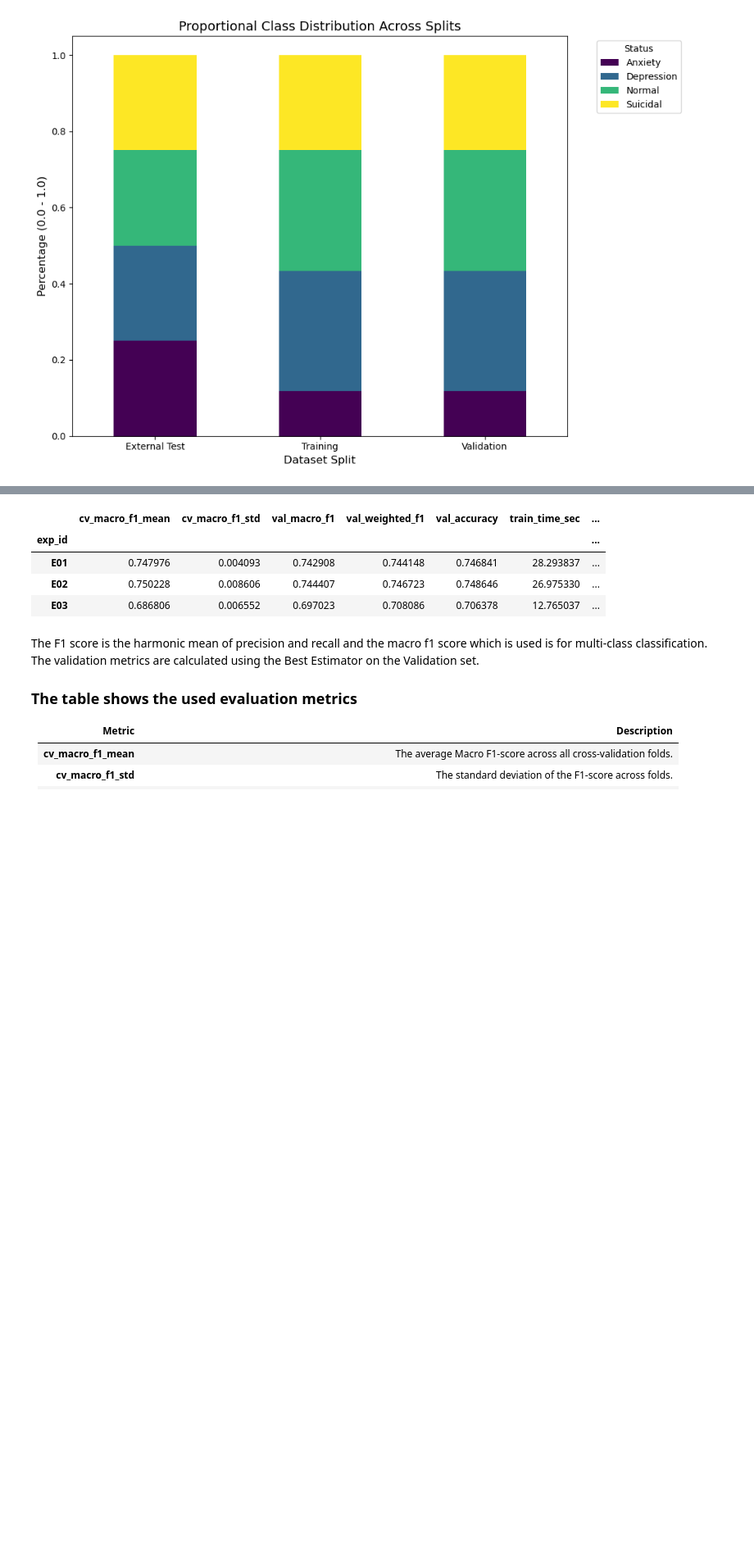
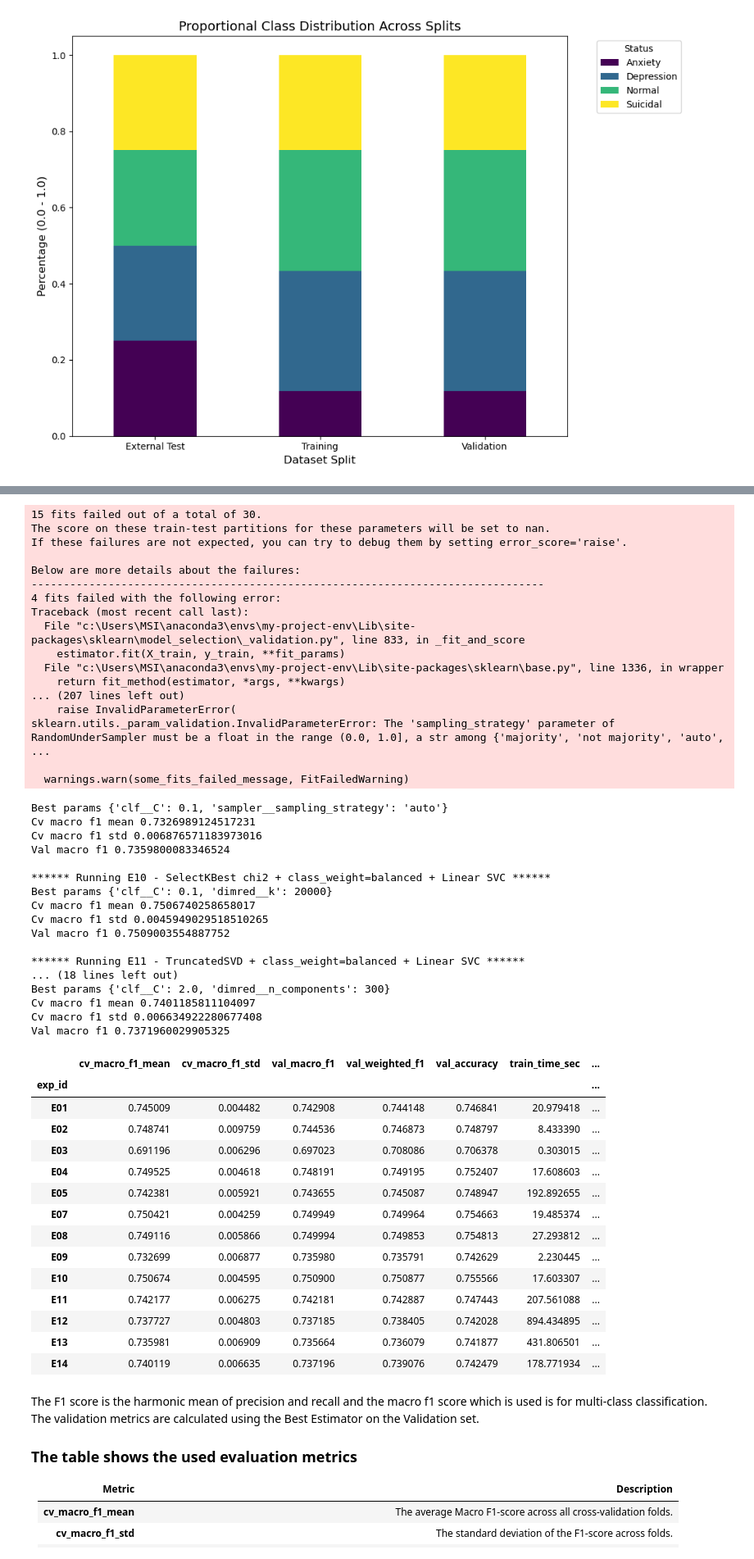
Before and after one commit to MimDel/mental-health-classification, a Jupyter notebook: mental_health_analysis.ipynb, the cells around one changed output, grey strips where cells are left out. Shown at 82% size. Drawn from its saved outputs; the diff is of its cells as text; code cells hidden in the pictures; blank space fills up the shorter version.

```diff
--- a/mental_health_analysis.ipynb
+++ b/mental_health_analysis.ipynb
@@ -221,6 +222,13 @@ def make_tfidf():
 def build_pipeline(dimred, sampler, clf):
     return ImbPipeline(steps=[
         ("tfidf", make_tfidf()),
+        ("dimred", dimred if dimred is not None else "passthrough"),
+        ("sampler", sampler if sampler is not None else "passthrough"),
+        ("clf", clf),
+    ])
+
+def build_pipeline_vec(dimred, sampler, clf):
+    return ImbPipeline(steps=[
         ("dimred", dimred if dimred is not None else "passthrough"),
         ("sampler", sampler if sampler is not None else "passthrough"),
         ("clf", clf),
@@ -276,5 +284,10 @@ X_train, X_val, y_train, y_val = train_test_split(
     stratify=y_enc,
     random_state=42
 )
+
+tfidf_global = make_tfidf()
+X_train_vec = tfidf_global.fit_transform(X_train)
+X_val_vec = tfidf_global.transform(X_val)
+print(f"TF-IDF vectorized: {X_train_vec.shape[0]} train, {X_val_vec.shape[0]} val, {X_train_vec.shape[1]} features")
 # %% [output]
 Classes: ['Anxiety', 'Depression', 'Normal', 'Suicidal']
@@ -441,11 +577,12 @@ for exp in experiments:
         exp_id,
         exp.pipe,
         exp.grid,
-        X_train,
+        X_train_vec,
         y_train,
-        X_val,
+        X_val_vec,
         y_val,
-        le
+        le,
+        n_jobs=exp.n_jobs
     )
     fitted[exp_id] = best_estimator
     results.append(row)
@@ -490,8 +627,52 @@ Val macro f1 0.6970232321666066
+15 fits failed out of a total of 30.
+The score on these train-test partitions for these parameters will be set to nan.
+If these failures are not expected, you can try to debug them by setting error_score='raise'.
+
+Below are more details about the failures:
+--------------------------------------------------------------------------------
+4 fits failed with the following error:
+Traceback (most recent call last):
+  File "c:\Users\MSI\anaconda3\envs\my-project-env\Lib\site-packages\sklearn\model_selection\_validation.py", line 833, in _fit_and_score
+    estimator.fit(X_train, y_train, **fit_params)
+  File "c:\Users\MSI\anaconda3\envs\my-project-env\Lib\site-packages\sklearn\base.py", line 1336, in wrapper
+    return fit_method(estimator, *args, **kwargs)
+... (207 lines left out)
+    raise InvalidParameterError(
+sklearn.utils._param_validation.InvalidParameterError: The 'sampling_strategy' parameter of RandomUnderSampler must be a float in the range (0.0, 1.0], a str among {'majority', 'not majority', 'auto', ...
+
+  warnings.warn(some_fits_failed_message, FitFailedWarning)
+Best params {'clf__C': 0.1, 'sampler__sampling_strategy': 'auto'}
+Cv macro f1 mean 0.7326989124517231
+Cv macro f1 std 0.006876571183973016
+Val macro f1 0.7359800083346524
+
+****** Running E10 - SelectKBest chi2 + class_weight=balanced + Linear SVC ******
+Best params {'clf__C': 0.1, 'dimred__k': 20000}
+Cv macro f1 mean 0.7506740258658017
+Cv macro f1 std 0.0045949029518510265
+Val macro f1 0.7509003554887752
+
+****** Running E11 - TruncatedSVD + class_weight=balanced + Linear SVC ******
+... (18 lines left out)
+Best params {'clf__C': 2.0, 'dimred__n_components': 300}
+Cv macro f1 mean 0.7401185811104097
+Cv macro f1 std 0.006634922280677408
+Val macro f1 0.7371960029905325
 |  | cv_macro_f1_mean | cv_macro_f1_std | val_macro_f1 | val_weighted_f1 | val_accuracy | train_time_sec | ... |
 | exp_id |  |  |  |  |  |  | ... |
-| E01 | 0.747976 | 0.004093 | 0.742908 | 0.744148 | 0.746841 | 28.293837 | ... |
-| E02 | 0.750228 | 0.008606 | 0.744407 | 0.746723 | 0.748646 | 26.975330 | ... |
-| E03 | 0.686806 | 0.006552 | 0.697023 | 0.708086 | 0.706378 | 12.765037 | ... |
+| E01 | 0.745009 | 0.004482 | 0.742908 | 0.744148 | 0.746841 | 20.979418 | ... |
+| E02 | 0.748741 | 0.009759 | 0.744536 | 0.746873 | 0.748797 | 8.433390 | ... |
+| E03 | 0.691196 | 0.006296 | 0.697023 | 0.708086 | 0.706378 | 0.303015 | ... |
+| E04 | 0.749525 | 0.004618 | 0.748191 | 0.749195 | 0.752407 | 17.608603 | ... |
+| E05 | 0.742381 | 0.005921 | 0.743655 | 0.745087 | 0.748947 | 192.892655 | ... |
+| E07 | 0.750421 | 0.004259 | 0.749949 | 0.749964 | 0.754663 | 19.485374 | ... |
+| E08 | 0.749116 | 0.005866 | 0.749994 | 0.749853 | 0.754813 | 27.293812 | ... |
+| E09 | 0.732699 | 0.006877 | 0.735980 | 0.735791 | 0.742629 | 2.230445 | ... |
+| E10 | 0.750674 | 0.004595 | 0.750900 | 0.750877 | 0.755566 | 17.603307 | ... |
+| E11 | 0.742177 | 0.006275 | 0.742181 | 0.742887 | 0.747443 | 207.561088 | ... |
+| E12 | 0.737727 | 0.004803 | 0.737185 | 0.738405 | 0.742028 | 894.434895 | ... |
+| E13 | 0.735981 | 0.006909 | 0.735664 | 0.736079 | 0.741877 | 431.806501 | ... |
+| E14 | 0.740119 | 0.006635 | 0.737196 | 0.739076 | 0.742479 | 178.771934 | ... |
 # %% [markdown]
 The F1 score is the harmonic mean of precision and recall and the macro f1 score which is used is for multi-class classification.
 The validation metrics are calculated using the Best Estimator on the Validation set.
```
Also changed, not shown: parts of 7 cells of this notebook.
